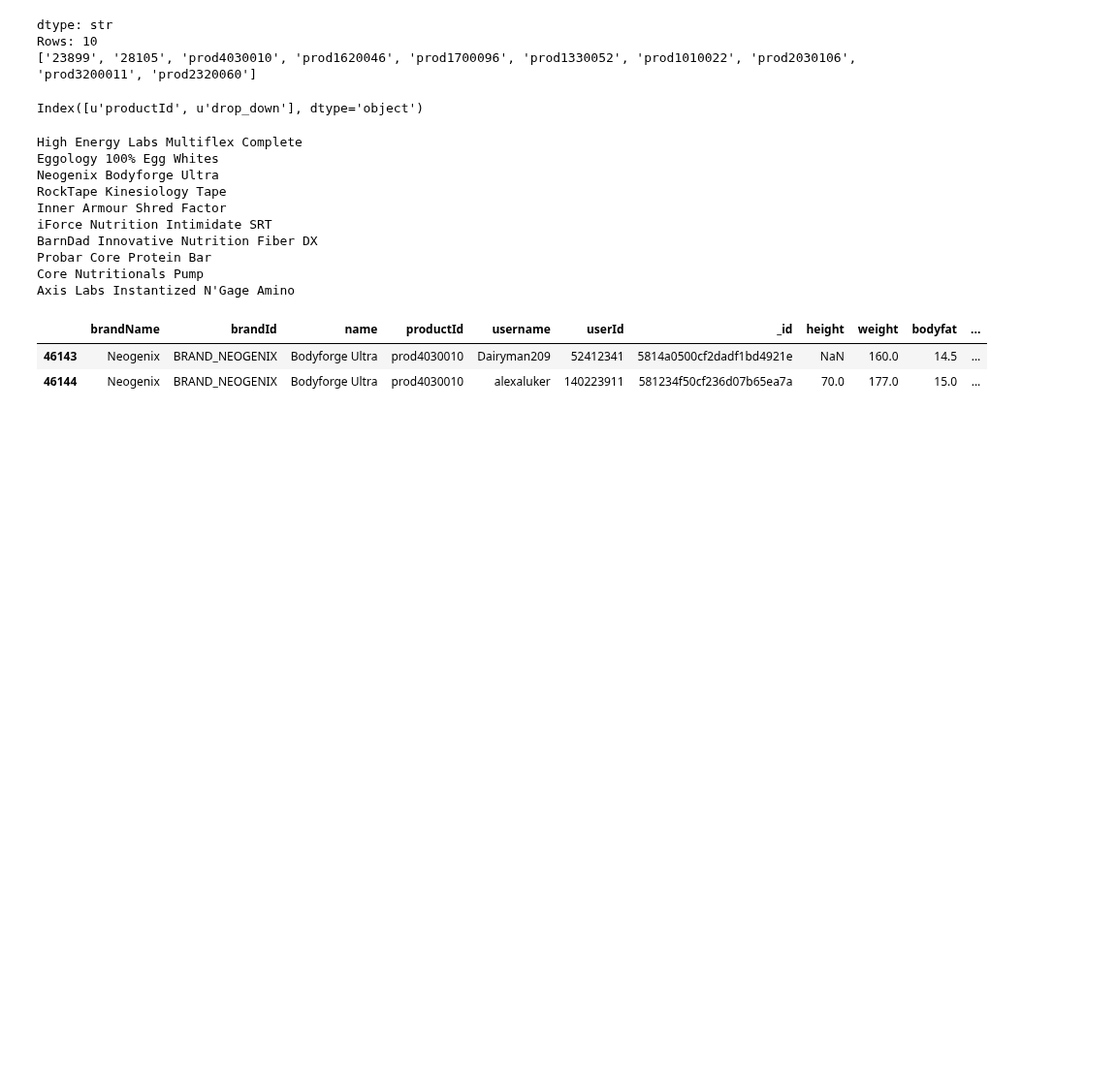
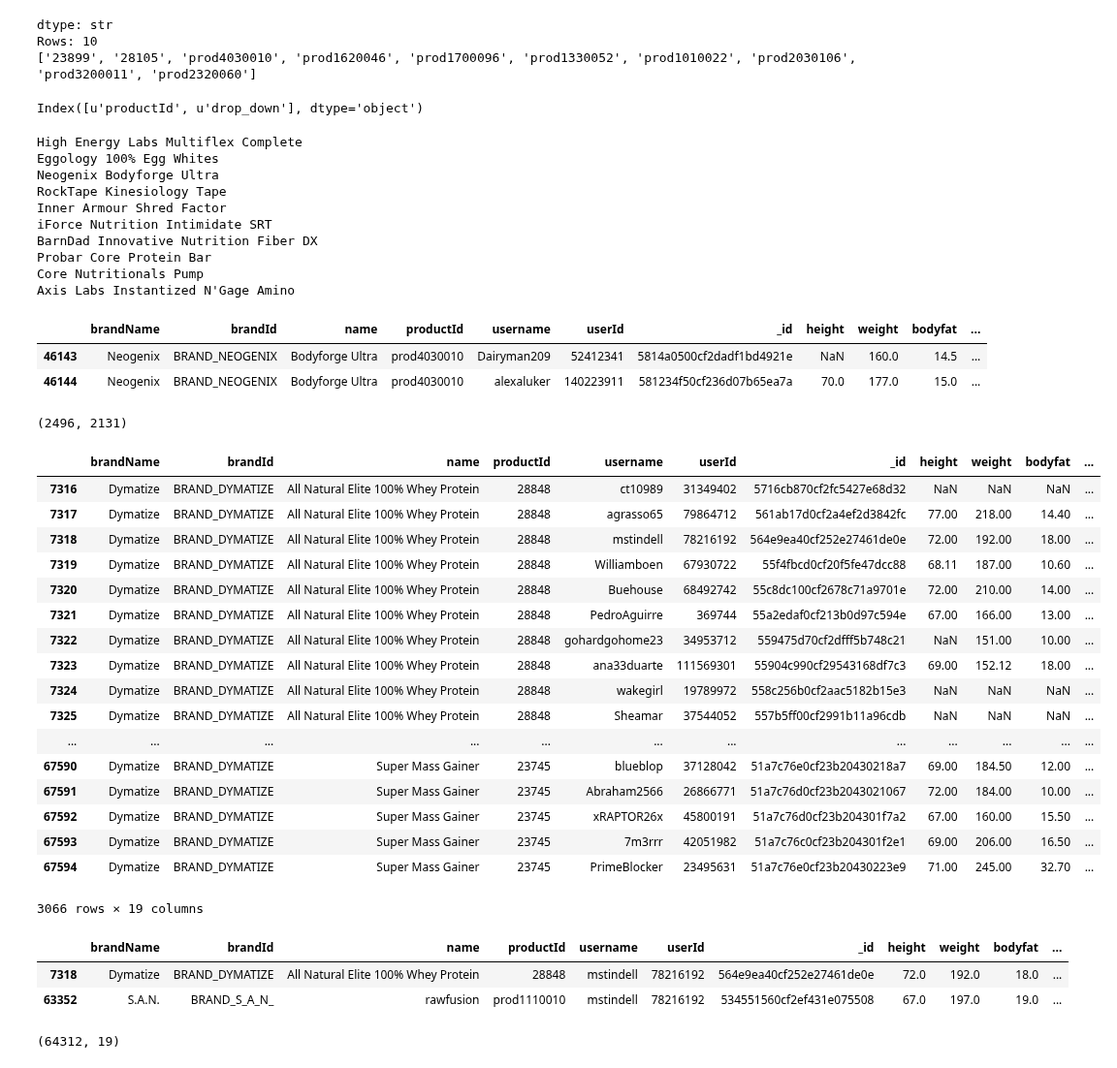
Before and after one commit to bbaltazar/Capstone, a Jupyter notebook: scrap1128.ipynb, the cells around one changed output. Shown at 97% size. Cells and saved outputs as stored; diff of their text form; code cells hidden in the pictures; blank space fills up the shorter version.

```diff
--- a/scrap1128.ipynb
+++ b/scrap1128.ipynb
@@ -282,3 +282,37 @@ df[df.productId =='prod4030010']
 |  | brandName | brandId | name | productId | username | userId | _id | height | weight | bodyfat | ... |
 | 46143 | Neogenix | BRAND_NEOGENIX | Bodyforge Ultra | prod4030010 | Dairyman209 | 52412341 | 5814a0500cf2dadf1bd4921e | NaN | 160.0 | 14.5 | ... |
 | 46144 | Neogenix | BRAND_NEOGENIX | Bodyforge Ultra | prod4030010 | alexaluker | 140223911 | 581234f50cf236d07b65ea7a | 70.0 | 177.0 | 15.0 | ... |
+# %%
+df_every = pd.read_pickle('reviews.pkl')
+df = pd.read_pickle('nutrition.pkl')
+# %%
+len(df_every.productId.unique()), len(df.productId.unique())
+# %% [output]
+(2496, 2131)
+# %%
+df[df.brandName == 'Dymatize']
+# %% [output]
+|  | brandName | brandId | name | productId | username | userId | _id | height | weight | bodyfat | ... |
+| 7316 | Dymatize | BRAND_DYMATIZE | All Natural Elite 100% Whey Protein | 28848 | ct10989 | 31349402 | 5716cb870cf2fc5427e68d32 | NaN | NaN | NaN | ... |
+| 7317 | Dymatize | BRAND_DYMATIZE | All Natural Elite 100% Whey Protein | 28848 | agrasso65 | 79864712 | 561ab17d0cf2a4ef2d3842fc | 77.00 | 218.00 | 14.40 | ... |
+| 7318 | Dymatize | BRAND_DYMATIZE | All Natural Elite 100% Whey Protein | 28848 | mstindell | 78216192 | 564e9ea40cf252e27461de0e | 72.00 | 192.00 | 18.00 | ... |
+| 7319 | Dymatize | BRAND_DYMATIZE | All Natural Elite 100% Whey Protein | 28848 | Williamboen | 67930722 | 55f4fbcd0cf20f5fe47dcc88 | 68.11 | 187.00 | 10.60 | ... |
+| 7320 | Dymatize | BRAND_DYMATIZE | All Natural Elite 100% Whey Protein | 28848 | Buehouse | 68492742 | 55c8dc100cf2678c71a9701e | 72.00 | 210.00 | 14.00 | ... |
+| 7321 | Dymatize | BRAND_DYMATIZE | All Natural Elite 100% Whey Protein | 28848 | PedroAguirre | 369744 | 55a2edaf0cf213b0d97c594e | 67.00 | 166.00 | 13.00 | ... |
+| 7322 | Dymatize | BRAND_DYMATIZE | All Natural Elite 100% Whey Protein | 28848 | gohardgohome23 | 34953712 | 559475d70cf2dfff5b748c21 | NaN | 151.00 | 10.00 | ... |
+| 7323 | Dymatize | BRAND_DYMATIZE | All Natural Elite 100% Whey Protein | 28848 | ana33duarte | 111569301 | 55904c990cf29543168df7c3 | 69.00 | 152.12 | 18.00 | ... |
+| 7324 | Dymatize | BRAND_DYMATIZE | All Natural Elite 100% Whey Protein | 28848 | wakegirl | 19789972 | 558c256b0cf2aac5182b15e3 | NaN | NaN | NaN | ... |
+| 7325 | Dymatize | BRAND_DYMATIZE | All Natural Elite 100% Whey Protein | 28848 | Sheamar | 37544052 | 557b5ff00cf2991b11a96cdb | NaN | NaN | NaN | ... |
+| ... | ... | ... | ... | ... | ... | ... | ... | ... | ... | ... | ... |
+| 67590 | Dymatize | BRAND_DYMATIZE | Super Mass Gainer | 23745 | blueblop | 37128042 | 51a7c76e0cf23b20430218a7 | 69.00 | 184.50 | 12.00 | ... |
+| 67591 | Dymatize | BRAND_DYMATIZE | Super Mass Gainer | 23745 | Abraham2566 | 26866771 | 51a7c76d0cf23b2043021067 | 72.00 | 184.00 | 10.00 | ... |
+| 67592 | Dymatize | BRAND_DYMATIZE | Super Mass Gainer | 23745 | xRAPTOR26x | 45800191 | 51a7c76d0cf23b204301f7a2 | 67.00 | 160.00 | 15.50 | ... |
+| 67593 | Dymatize | BRAND_DYMATIZE | Super Mass Gainer | 23745 | 7m3rrr | 42051982 | 51a7c76c0cf23b204301f2e1 | 69.00 | 206.00 | 16.50 | ... |
+| 67594 | Dymatize | BRAND_DYMATIZE | Super Mass Gainer | 23745 | PrimeBlocker | 23495631 | 51a7c76e0cf23b20430223e9 | 71.00 | 245.00 | 32.70 | ... |
+3066 rows × 19 columns
+# %%
+df[df.userId == 78216192]
+# %% [output]
+|  | brandName | brandId | name | productId | username | userId | _id | height | weight | bodyfat | ... |
+| 7318 | Dymatize | BRAND_DYMATIZE | All Natural Elite 100% Whey Protein | 28848 | mstindell | 78216192 | 564e9ea40cf252e27461de0e | 72.0 | 192.0 | 18.0 | ... |
+| 63352 | S.A.N. | BRAND_S_A_N_ | rawfusion | prod1110010 | mstindell | 78216192 | 534551560cf2ef431e075508 | 67.0 | 197.0 | 19.0 | ... |
@@ -284,0 +321,4 @@ df[df.productId =='prod4030010']
+# %%
+df.shape
+# %% [output]
+(64312, 19)
```
Also changed, not shown: parts of 1 cell of this notebook, 3 other files.
